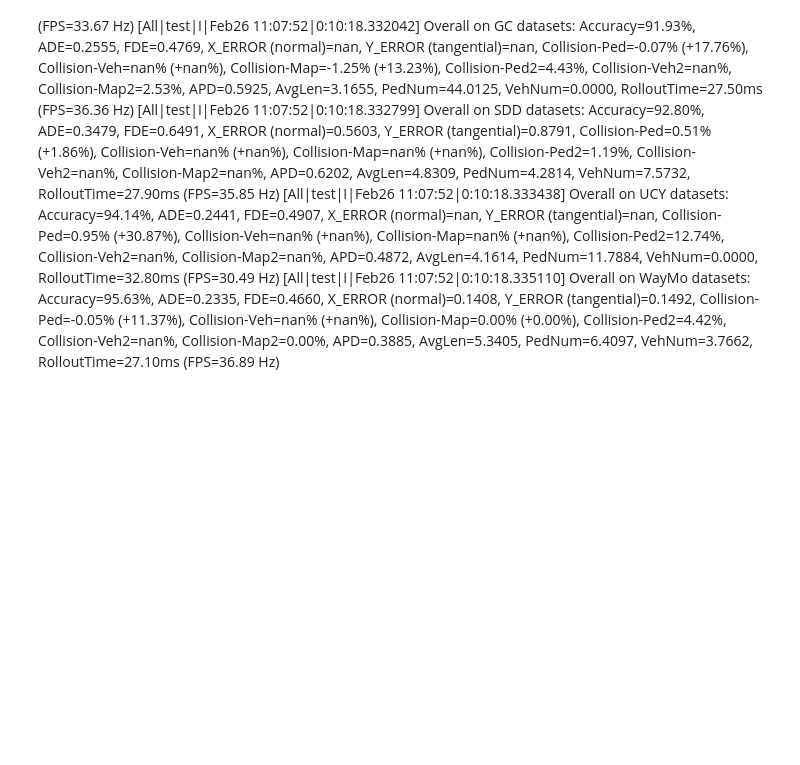
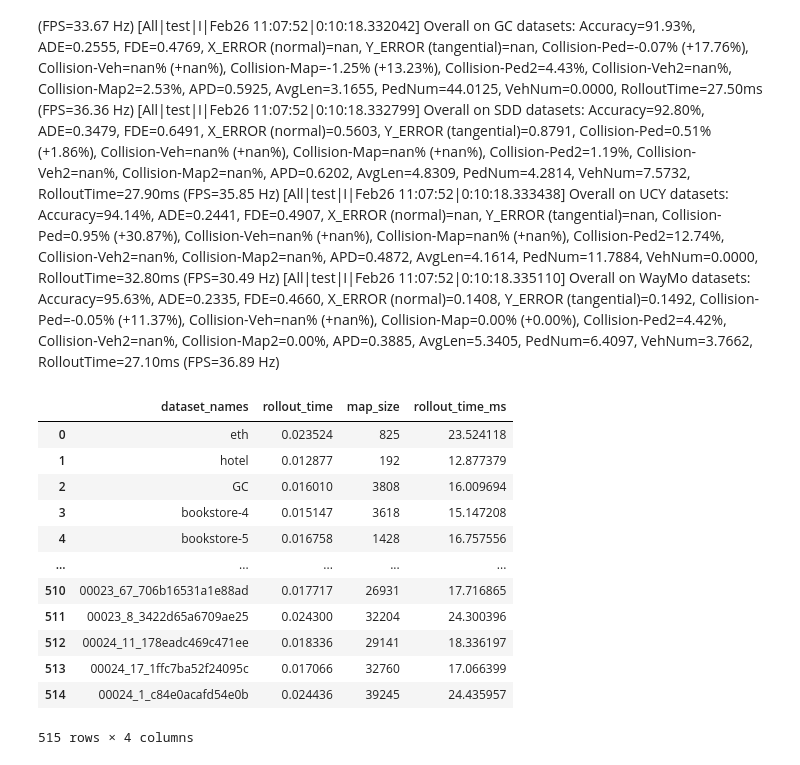
Before and after one commit to yuzhTHU/HuaweiCrowdSimulationCodeRelease, a Jupyter notebook: scripts/260225整理给华为的更新后结果.ipynb, the cells around one changed output. Drawn from its saved outputs; the diff is of its cells as text; code cells hidden in the pictures; blank space fills up the shorter version.

```diff
--- a/scripts/260225整理给华为的更新后结果.ipynb
+++ b/scripts/260225整理给华为的更新后结果.ipynb
@@ -103,3 +103,40 @@
 [20260226_test_192931_DL4|test|I|Feb26 19:35:18|0:05:46.796548] Overall on SDD datasets: Accuracy=91.00%, ADE=0.4350, FDE=0.8268, X_ERROR (normal)=0.6335, Y_ERROR (tangential)=0.9716, Collision-Ped=0.02% (+0.38%), Collision-Veh=nan% (+nan%), Collision-Map=nan% (+nan%), Collision-Ped2=0.35%, Collision-Veh2=nan%, Collision-Map2=nan%, APD=0.4227, AvgLen=4.8309, PedNum=4.2814, VehNum=7.5732, RolloutTime=16.59ms (FPS=60.27 Hz)
 [20260226_test_192931_DL4|test|I|Feb26 19:35:18|0:05:46.796981] Overall on UCY datasets: Accuracy=93.01%, ADE=0.2907, FDE=0.5786, X_ERROR (normal)=nan, Y_ERROR (tangential)=nan, Collision-Ped=3.68% (+0.82%), Collision-Veh=nan% (+nan%), Collision-Map=nan% (+nan%), Collision-Ped2=4.39%, Collision-Veh2=nan%, Collision-Map2=nan%, APD=0.4690, AvgLen=4.1614, PedNum=11.7884, VehNum=0.0000, RolloutTime=13.21ms (FPS=75.70 Hz)
 [20260226_test_192931_DL4|test|I|Feb26 19:35:18|0:05:46.798228] Overall on WayMo datasets: Accuracy=95.03%, ADE=0.2654, FDE=0.5256, X_ERROR (normal)=0.1700, Y_ERROR (tangential)=0.1752, Collision-Ped=-0.25% (+5.09%), Collision-Veh=nan% (+nan%), Collision-Map=0.00% (+0.00%), Collision-Ped2=2.59%, Collision-Veh2=nan%, Collision-Map2=0.00%, APD=0.3323, AvgLen=5.3405, PedNum=6.4097, VehNum=3.7662, RolloutTime=16.17ms (FPS=61.83 Hz)
+# %%
+import json
+from argparse import Namespace
+from src.dataset import *
+args = Namespace(**json.load(open('logs/train/All/args.json', 'r')))
+dataset_list = []
+dataset_list += ETHDataset.load_data_batch(args, "./data/ETH/")
+dataset_list += UCYDataset.load_data_batch(args, "./data/UCY/data/")
+dataset_list += [GCDataset.load_data(args, "./data/GC/Annotation")]
+dataset_list += SDDDataset.load_data_batch(args, "./data/SDD/annotations/")
+dataset_list += WayMoDataset.load_data_batch(args, "./data/WayMo/Processed/", total=500)
+map_size = {dataset.name: dataset.map_data.map.size for dataset in dataset_list}
+# %%
+import pandas as pd
+from pathlib import Path
+
+path = Path('logs/train/All/records.jsonl')
+test_record = pd.read_json(path, lines=True).iloc[-1]
+df = pd.DataFrame(dict(dataset_names=test_record['dataset_names'], rollout_time=test_record['rollout_time']))
+df['dataset_names'] = df['dataset_names'].apply(lambda x: x.removesuffix('_20test').removesuffix('_80test'))
+df['map_size'] = df['dataset_names'].apply(lambda x: map_size[x])
+df['rollout_time_ms'] = df['rollout_time'] * 1000
+df
+# %% [output]
+|  | dataset_names | rollout_time | map_size | rollout_time_ms |
+| 0 | eth | 0.023524 | 825 | 23.524118 |
+| 1 | hotel | 0.012877 | 192 | 12.877379 |
+| 2 | GC | 0.016010 | 3808 | 16.009694 |
+| 3 | bookstore-4 | 0.015147 | 3618 | 15.147208 |
+| 4 | bookstore-5 | 0.016758 | 1428 | 16.757556 |
+| ... | ... | ... | ... | ... |
+| 510 | 00023_67_706b16531a1e88ad | 0.017717 | 26931 | 17.716865 |
+| 511 | 00023_8_3422d65a6709ae25 | 0.024300 | 32204 | 24.300396 |
+| 512 | 00024_11_178eadc469c471ee | 0.018336 | 29141 | 18.336197 |
+| 513 | 00024_17_1ffc7ba52f24095c | 0.017066 | 32760 | 17.066399 |
+| 514 | 00024_1_c84e0acafd54e0b | 0.024436 | 39245 | 24.435957 |
+515 rows × 4 columns
```
Also changed, not shown: parts of 2 cells of this notebook, 7 other files.
